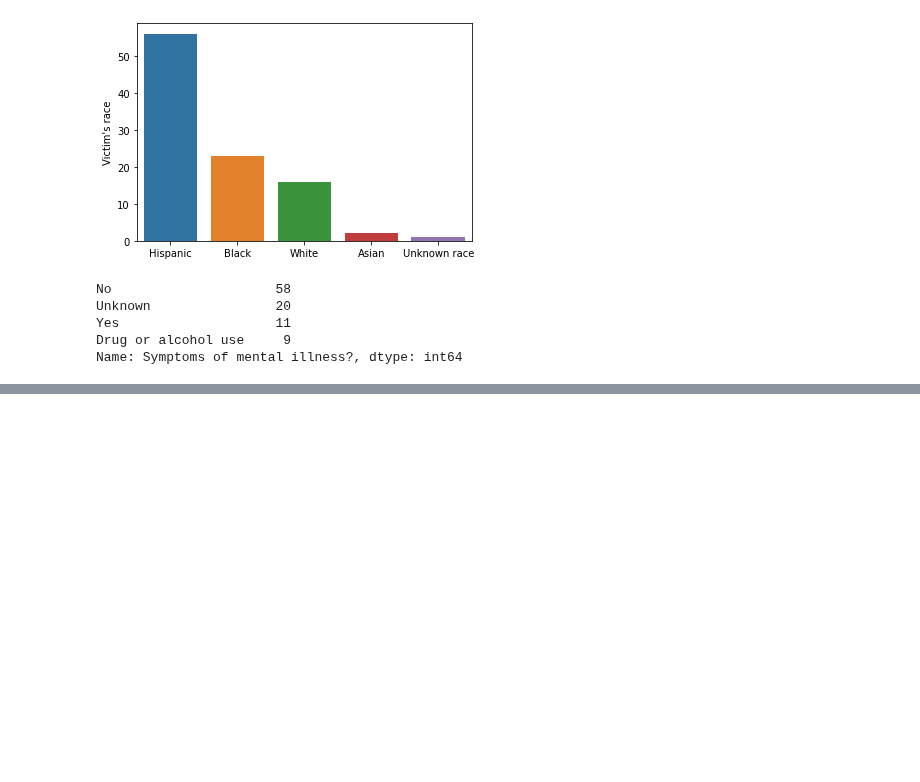
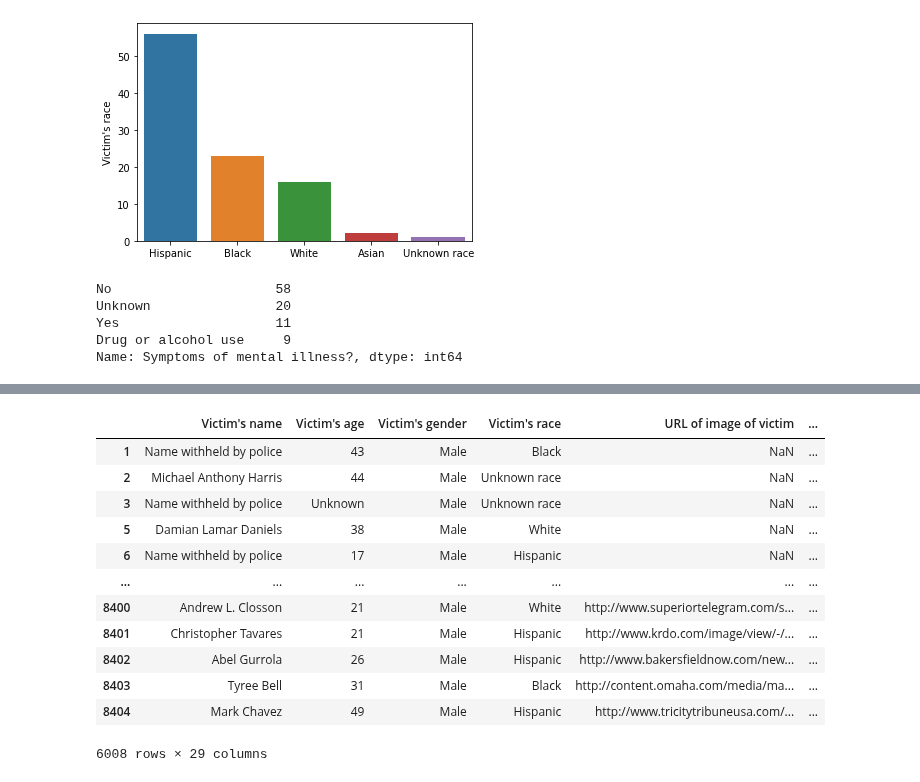
Before and after one commit to tahentx/pv_workbook, a Jupyter notebook: datascience/misc/policeviolence.ipynb, the cells around one changed output, grey strips where cells are left out. Saved outputs shown, nothing was run; the diff lists cells and outputs as text; code cells hidden in the pictures; blank space fills up the shorter version.

Commit message:
groupby practice

```diff
--- a/datascience/misc/policeviolence.ipynb
+++ b/datascience/misc/policeviolence.ipynb
@@ -78,0 +120,18 @@ Name: Symptoms of mental illness?, dtype: int64
+# %%
+armed = pv_df.groupby('Unarmed/Did Not Have an Actual Weapon').get_group('Allegedly Armed')
+# %%
+armed
+# %% [output]
+|  | Victim's name | Victim's age | Victim's gender | Victim's race | URL of image of victim | ... |
+| 1 | Name withheld by police | 43 | Male | Black | NaN | ... |
+| 2 | Michael Anthony Harris | 44 | Male | Unknown race | NaN | ... |
+| 3 | Name withheld by police | Unknown | Male | Unknown race | NaN | ... |
+| 5 | Damian Lamar Daniels | 38 | Male | White | NaN | ... |
+| 6 | Name withheld by police | 17 | Male | Hispanic | NaN | ... |
+| ... | ... | ... | ... | ... | ... | ... |
+| 8400 | Andrew L. Closson | 21 | Male | White | http://www.superiortelegram.com/s... | ... |
+| 8401 | Christopher Tavares | 21 | Male | Hispanic | http://www.krdo.com/image/view/-/... | ... |
+| 8402 | Abel Gurrola | 26 | Male | Hispanic | http://www.bakersfieldnow.com/new... | ... |
+| 8403 | Tyree Bell | 31 | Male | Black | http://content.omaha.com/media/ma... | ... |
+| 8404 | Mark Chavez | 49 | Male | Hispanic | http://www.tricitytribuneusa.com/... | ... |
+6008 rows × 29 columns
```
Also changed, not shown: parts of 10 cells of this notebook.
